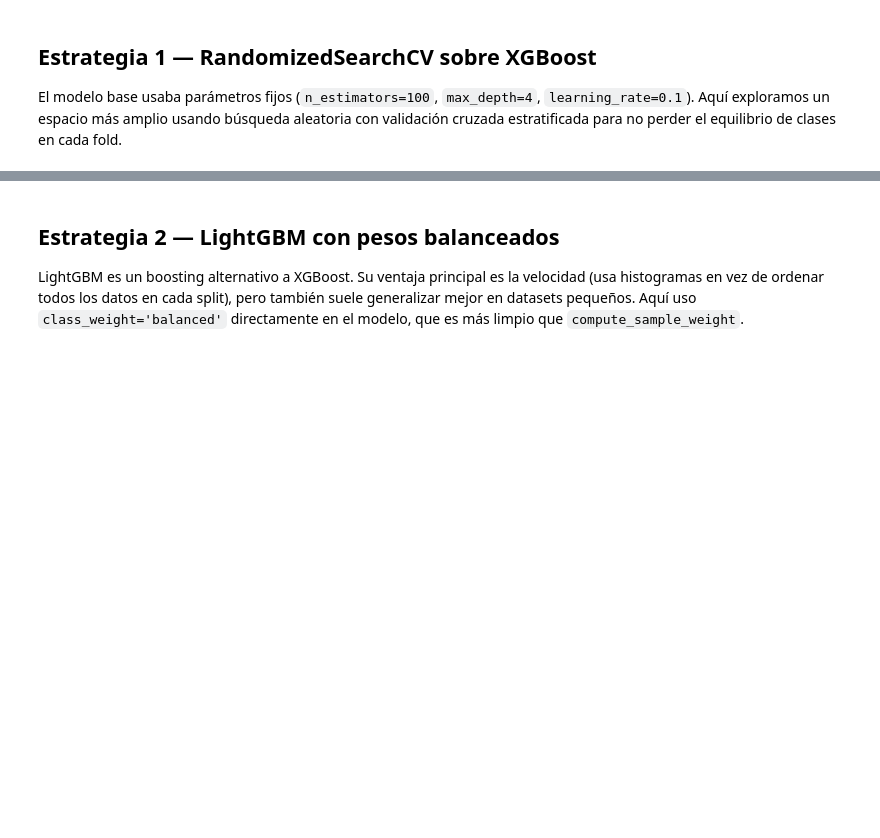
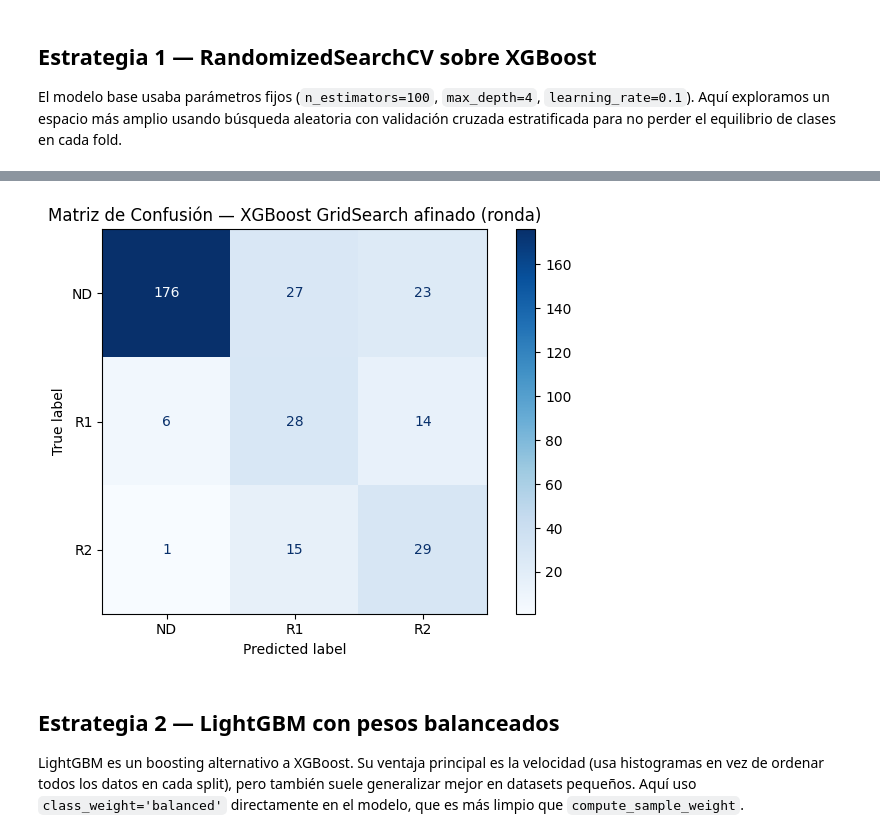
Before and after one commit to RobertoCantero82/nba-draft-2026-prediccion, a Jupyter notebook: notebooks/modelos/segundo_modelo_draft.ipynb, the cells around one changed output, grey strips where cells are left out. Cells and saved outputs as stored; diff of their text form; code cells hidden in the pictures; blank space fills up the shorter version.

```diff
--- a/notebooks/modelos/segundo_modelo_draft.ipynb
+++ b/notebooks/modelos/segundo_modelo_draft.ipynb
@@ -53,0 +193,15 @@ print(f"Train: {X_train.shape} | Test: {X_test.shape}")
+# %%
+# ── paso 4: elijo el mejor candidato y redefino X_train / X_test ─────────────
+mejor_candidato = max(resultados_sel, key=lambda k: resultados_sel[k]['f1_mean'])
+vars_seleccionadas = resultados_sel[mejor_candidato]['vars']
+
+print(f"Candidato elegido: {mejor_candidato}")
+print(f"Variables seleccionadas ({len(vars_seleccionadas)}): {vars_seleccionadas}")
+print(f"F1 macro CV: {resultados_sel[mejor_candidato]['f1_mean']:.4f}")
+
+# redefino X_train y X_test — el resto del notebook hereda este subconjunto
+X_train = X_train[vars_seleccionadas]
+X_test  = X_test[vars_seleccionadas]
+
+print(f"\nX_train redefinido: {X_train.shape}")
+print(f"X_test  redefinido: {X_test.shape}")
@@ -161,3 +483,12 @@ plt.show()
+# %%
+cm_grid = confusion_matrix(y_test, y_pred_grid)
+disp_grid = ConfusionMatrixDisplay(cm_grid, display_labels=le_target_draft.classes_)
+disp_grid.plot(cmap='Blues')
+plt.title('Matriz de Confusión — XGBoost GridSearch afinado (ronda)')
+plt.tight_layout()
+plt.show()
+# %% [output]
+[figure, added]
 # %% [markdown]
 ## Estrategia 2 — LightGBM con pesos balanceados
 
```
Also changed, not shown: parts of 42 cells of this notebook, 23 other files.
